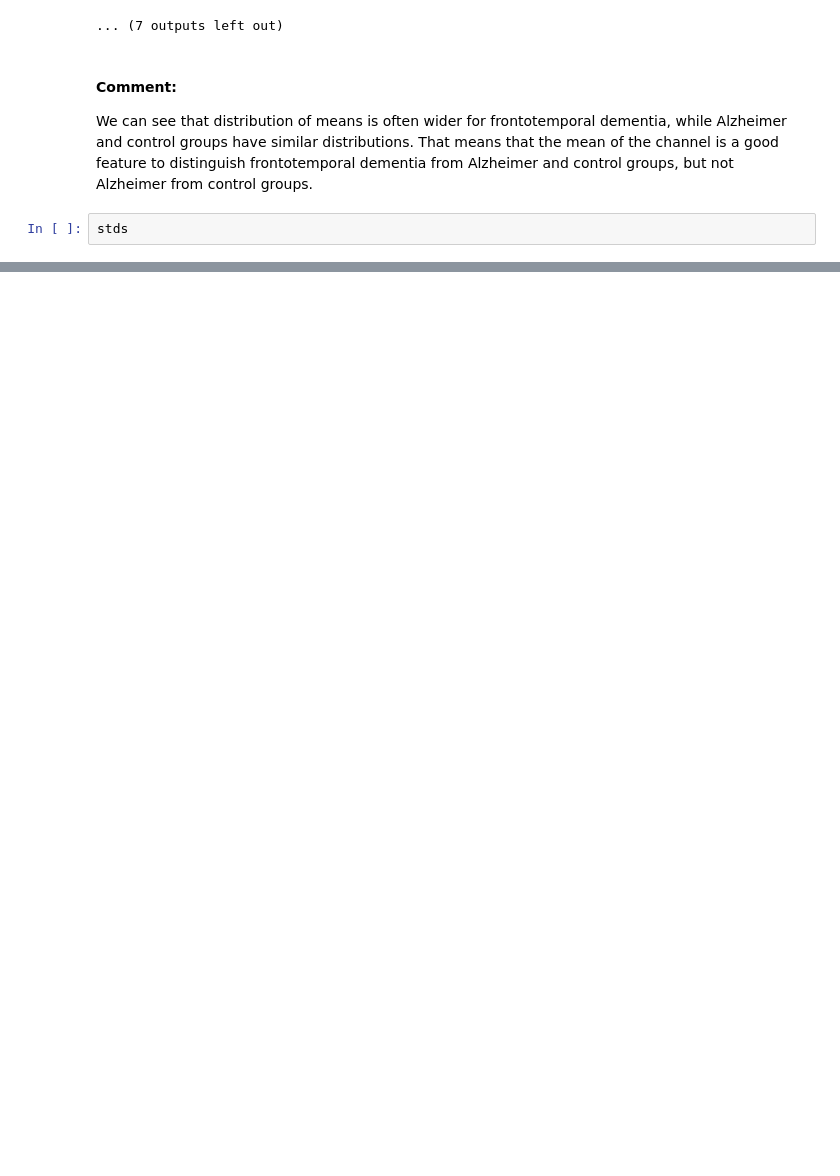
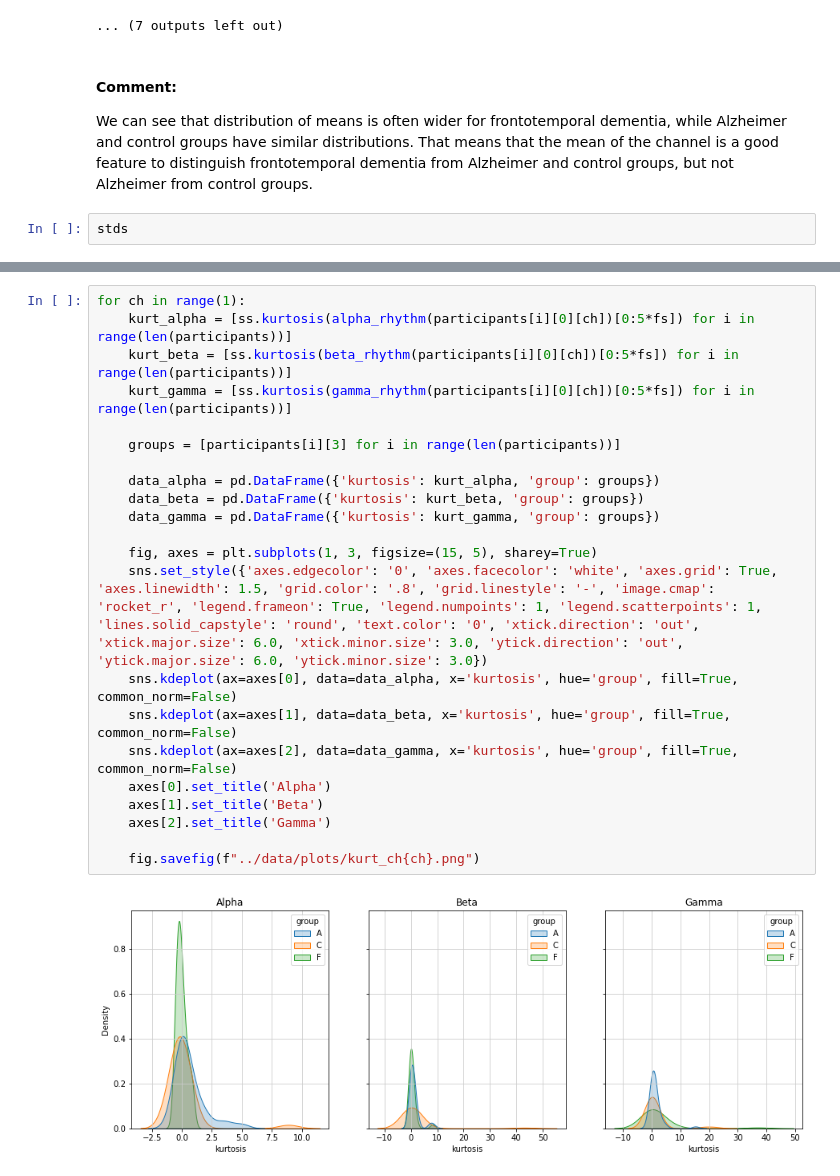
Before and after one commit to strajdzsha/EEG-classification, a Jupyter notebook: analysis/eda.ipynb, the cells around one changed output, grey strips where cells are left out. Cells and saved outputs as stored; diff of their text form; blank space fills up the shorter version.

```diff
--- a/analysis/eda.ipynb
+++ b/analysis/eda.ipynb
@@ -94,0 +101,24 @@ for ch in range(19):
+# %%
+for ch in range(1):
+    kurt_alpha = [ss.kurtosis(alpha_rhythm(participants[i][0][ch])[0:5*fs]) for i in range(len(participants))]
+    kurt_beta = [ss.kurtosis(beta_rhythm(participants[i][0][ch])[0:5*fs]) for i in range(len(participants))]
+    kurt_gamma = [ss.kurtosis(gamma_rhythm(participants[i][0][ch])[0:5*fs]) for i in range(len(participants))]
+
+    groups = [participants[i][3] for i in range(len(participants))]
+
+    data_alpha = pd.DataFrame({'kurtosis': kurt_alpha, 'group': groups})
+    data_beta = pd.DataFrame({'kurtosis': kurt_beta, 'group': groups})
+    data_gamma = pd.DataFrame({'kurtosis': kurt_gamma, 'group': groups})
+
+    fig, axes = plt.subplots(1, 3, figsize=(15, 5), sharey=True)
+    sns.set_style({'axes.edgecolor': '0', 'axes.facecolor': 'white', 'axes.grid': True, 'axes.linewidth': 1.5, 'grid.color': '.8', 'grid.linestyle': '-', 'image.cmap': 'rocket_r', 'legend.frameon': True, 'legend.numpoints': 1, 'legend.scatterpoints': 1, 'lines.solid_capstyle': 'round', 'text.color': '0', 'xtick.direction': 'out', 'xtick.major.size': 6.0, 'xtick.minor.size': 3.0, 'ytick.direction': 'out', 'ytick.major.size': 6.0, 'ytick.minor.size': 3.0})
+    sns.kdeplot(ax=axes[0], data=data_alpha, x='kurtosis', hue='group', fill=True, common_norm=False)
+    sns.kdeplot(ax=axes[1], data=data_beta, x='kurtosis', hue='group', fill=True, common_norm=False)
+    sns.kdeplot(ax=axes[2], data=data_gamma, x='kurtosis', hue='group', fill=True, common_norm=False)
+    axes[0].set_title('Alpha')
+    axes[1].set_title('Beta')
+    axes[2].set_title('Gamma')
+
+    fig.savefig(f"../data/plots/kurt_ch{ch}.png")
+# %% [output]
+[figure, added]
```
Also changed, not shown: parts of 10 cells of this notebook, 3 other files.
